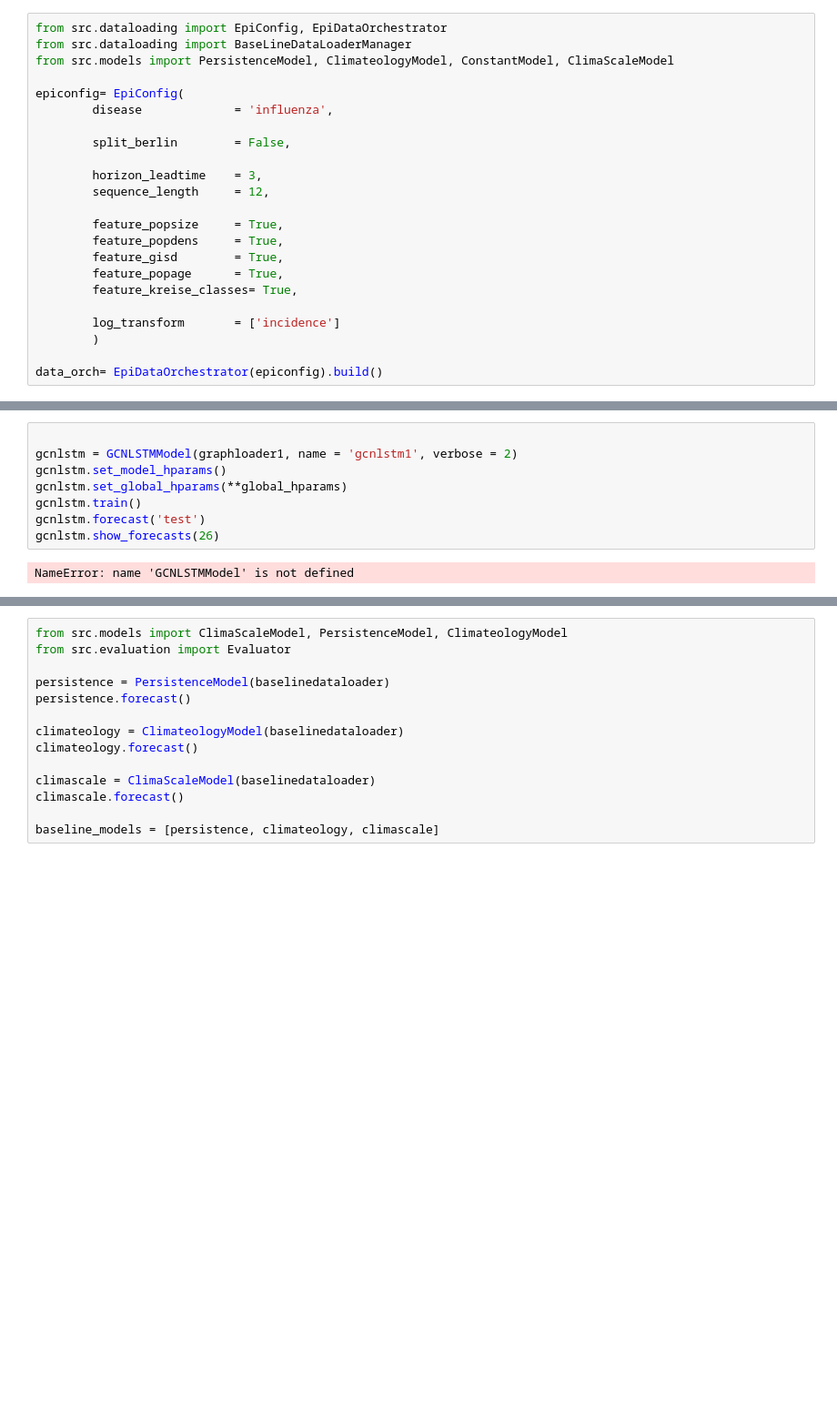
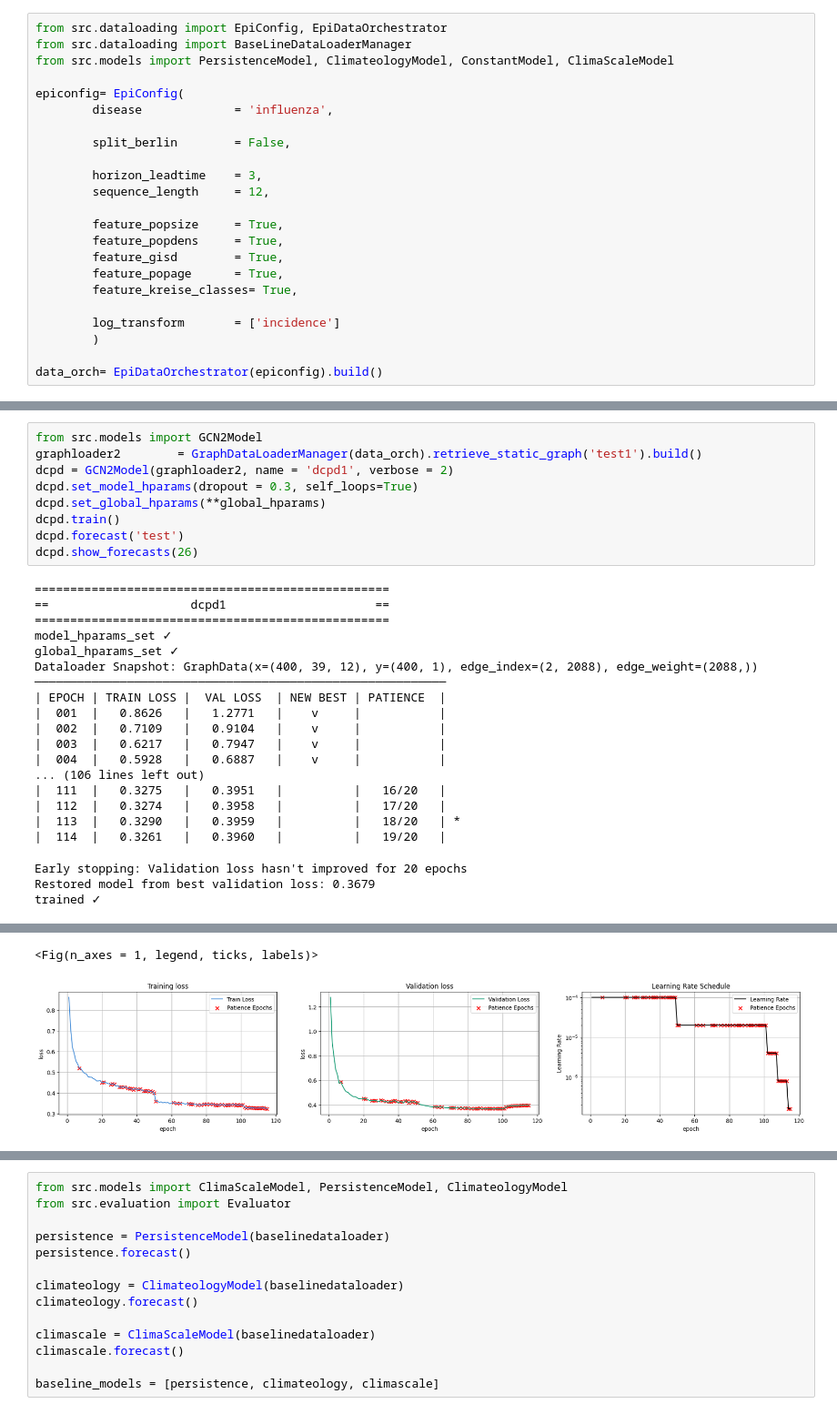
Before and after one commit to stends2001/infectious_disease_gnn, a Jupyter notebook: src/notebooks/4. vanilla deepmodels.ipynb, the cells around one changed output, grey strips where cells are left out. Shown at 91% size. Cells and saved outputs as stored; diff of their text form; blank space fills up the shorter version.

```diff
--- a/src/notebooks/4. vanilla deepmodels.ipynb
+++ b/src/notebooks/4. vanilla deepmodels.ipynb
@@ -63,10 +77,30 @@ Dataloader Snapshot: DeepData(x=(400, 39, 12), y=(400, 1))
-# %%
-
-gcnlstm = GCNLSTMModel(graphloader1, name = 'gcnlstm1', verbose = 2)
-gcnlstm.set_model_hparams()
-gcnlstm.set_global_hparams(**global_hparams)
-gcnlstm.train()
-gcnlstm.forecast('test')
-gcnlstm.show_forecasts(26)
-# %% [output]
-NameError: name 'GCNLSTMModel' is not defined
+# %%
+from src.models import GCN2Model
+graphloader2        = GraphDataLoaderManager(data_orch).retrieve_static_graph('test1').build()
+dcpd = GCN2Model(graphloader2, name = 'dcpd1', verbose = 2)
+dcpd.set_model_hparams(dropout = 0.3, self_loops=True)
+dcpd.set_global_hparams(**global_hparams)
+dcpd.train()
+dcpd.forecast('test')
+dcpd.show_forecasts(26)
+# %% [output]
+==================================================
+==                    dcpd1                     ==
+==================================================
+model_hparams_set ✓
+global_hparams_set ✓
+Dataloader Snapshot: GraphData(x=(400, 39, 12), y=(400, 1), edge_index=(2, 2088), edge_weight=(2088,))
+──────────────────────────────────────────────────────────
+| EPOCH | TRAIN LOSS |  VAL LOSS  | NEW BEST | PATIENCE  |
+|  001  |   0.8626   |   1.2771   |    v     |           |
+|  002  |   0.7109   |   0.9104   |    v     |           |
+|  003  |   0.6217   |   0.7947   |    v     |           |
+|  004  |   0.5928   |   0.6887   |    v     |           |
+... (106 lines left out)
+|  111  |   0.3275   |   0.3951   |          |   16/20   |
+|  112  |   0.3274   |   0.3958   |          |   17/20   |
+|  113  |   0.3290   |   0.3959   |          |   18/20   | *
+|  114  |   0.3261   |   0.3960   |          |   19/20   |
+Early stopping: Validation loss hasn't improved for 20 epochs
+Restored model from best validation loss: 0.3679
+trained ✓
@@ -72,0 +109,2 @@ NameError: name 'GCNLSTMModel' is not defined
+<Fig(n_axes = 1, legend, ticks, labels)>
+[figure, added]
```
Also changed, not shown: parts of 18 cells of this notebook, 4 other files.
